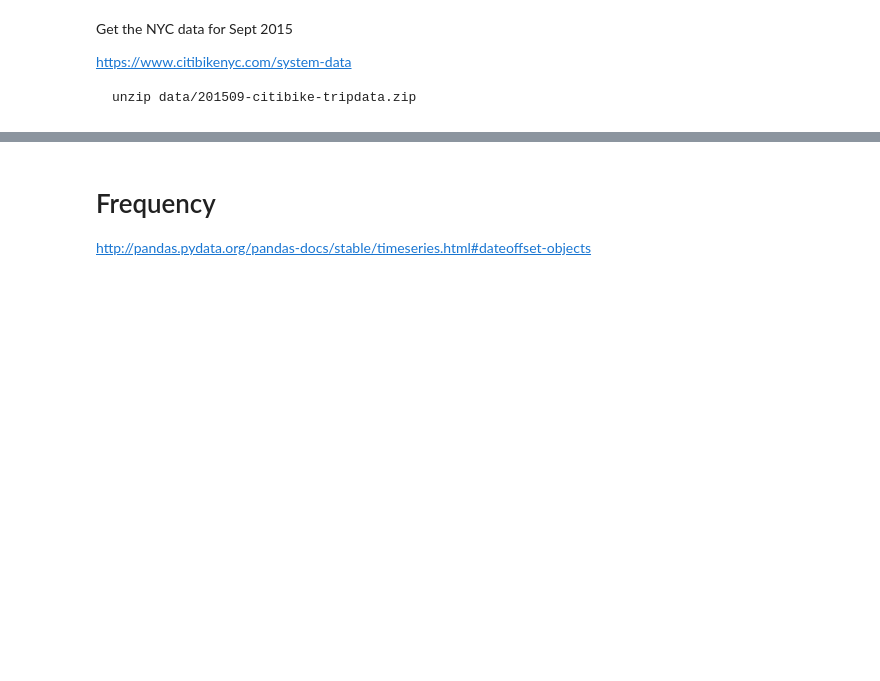
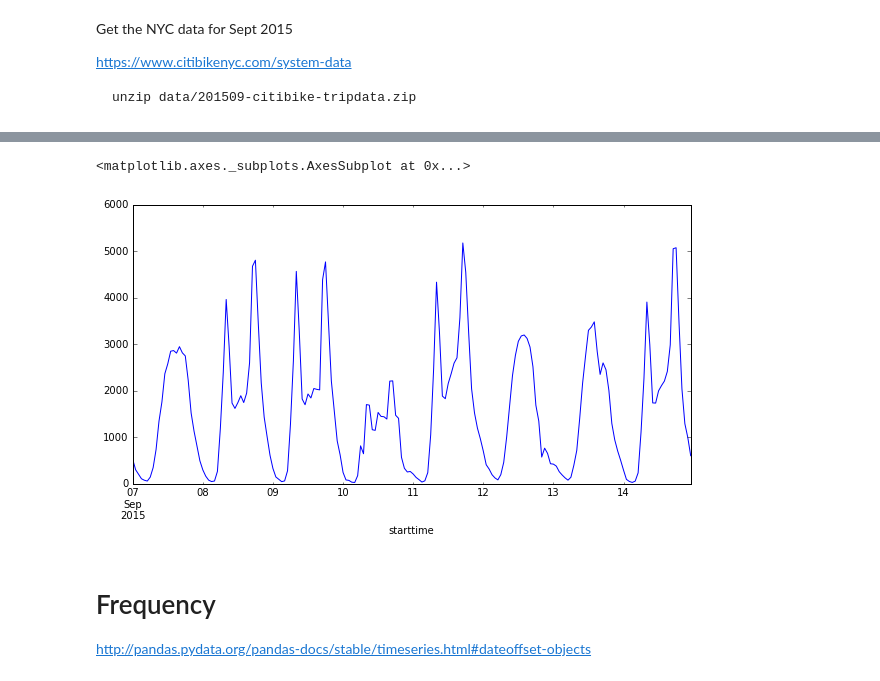
Before and after one commit to ijstokes/pandas-tutorial, a Jupyter notebook: 5. Timeseries.ipynb, the cells around one changed output, grey strips where cells are left out. Cells and saved outputs as stored; diff of their text form; code cells hidden in the pictures; blank space fills up the shorter version.

```diff
--- a/5. Timeseries.ipynb
+++ b/5. Timeseries.ipynb
@@ -52,11 +135,14 @@ res.plot.line(figsize=(12,12))
 # %%
 r = df.set_index('starttime')
 (r['20150907':'20150914']
                          .bikeid
                          .resample('H',how='count')
                          .plot
-                         .line(figsize=(12,12))
+                         .line(figsize=(10,5))
  )
+# %% [output]
+<matplotlib.axes._subplots.AxesSubplot at 0x...>
+[figure, added]
 # %% [markdown]
 # Frequency
 
```
Also changed, not shown: parts of 20 cells of this notebook, 4 other files.
